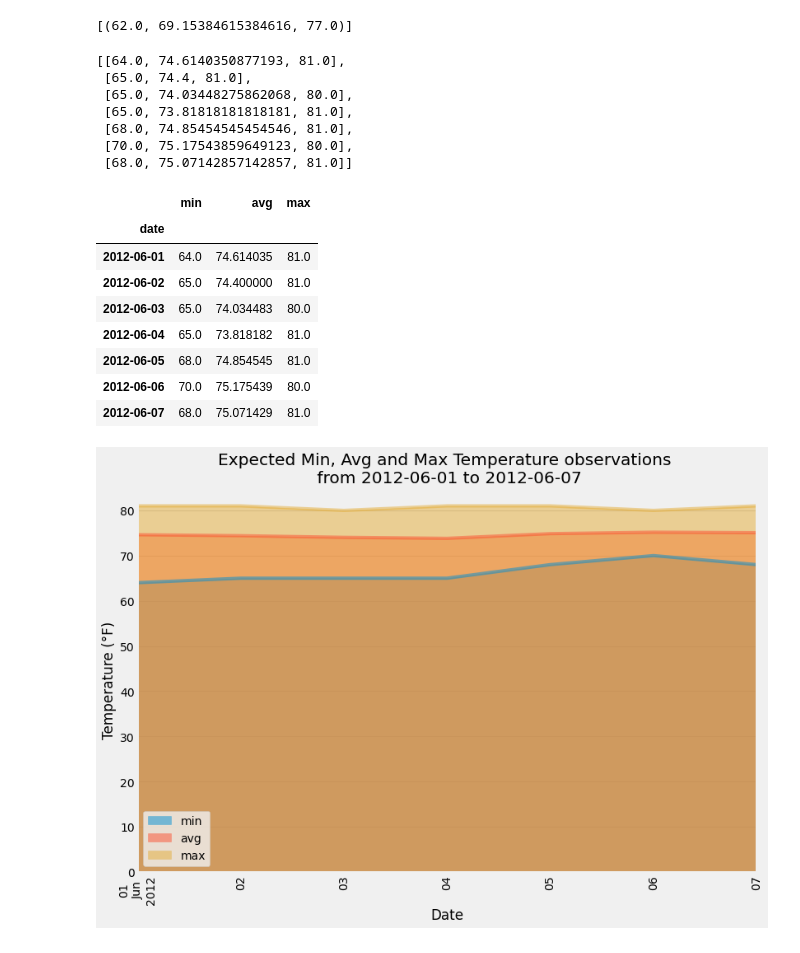
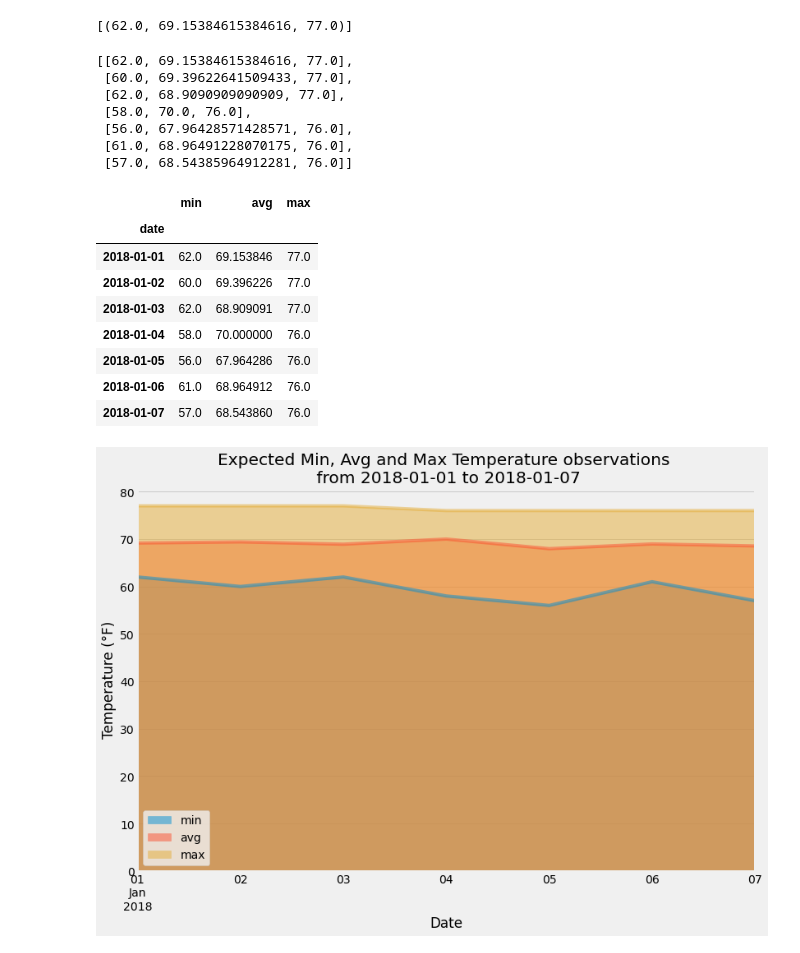
Before and after one commit to deepavadakan/sqlalchemy-challenge, a Jupyter notebook: climate.ipynb, the cells around one changed output. Drawn from its saved outputs; the diff is of its cells as text; code cells hidden in the pictures.

```diff
--- a/climate.ipynb
+++ b/climate.ipynb
@@ -244,8 +244,8 @@ Enter trip end date: 2015-06-17
 # Use your previous function `calc_temps` to calculate the tmin, tavg, and tmax
 # for your trip using the previous year's data for those same dates.
 
-tstart_date = "2012-06-01"
-tend_date = "2012-06-07"
+tstart_date = "2018-01-01"
+tend_date = "2018-01-07"
 
 trip_start_date = dt.datetime.strptime(tstart_date, '%Y-%m-%d')
 trip_end_date = dt.datetime.strptime(tend_date, '%Y-%m-%d')
@@ -366,13 +363,13 @@ while sdate <= trip_end_date:
     sdate = sdate + dt.timedelta(days=1)
 d_normals_list
 # %% [output]
-[[64.0, 74.6140350877193, 81.0],
- [65.0, 74.4, 81.0],
- [65.0, 74.03448275862068, 80.0],
- [65.0, 73.81818181818181, 81.0],
- [68.0, 74.85454545454546, 81.0],
- [70.0, 75.17543859649123, 80.0],
- [68.0, 75.07142857142857, 81.0]]
+[[62.0, 69.15384615384616, 77.0],
+ [60.0, 69.39622641509433, 77.0],
+ [62.0, 68.9090909090909, 77.0],
+ [58.0, 70.0, 76.0],
+ [56.0, 67.96428571428571, 76.0],
+ [61.0, 68.96491228070175, 76.0],
+ [57.0, 68.54385964912281, 76.0]]
 # %%
 # Load the previous query results into a Pandas DataFrame and add the `trip_dates` range as the `date` index
 
@@ -383,21 +380,25 @@ daily_normals_df
 # %% [output]
 |  | min | avg | max |
 | date |  |  |  |
-| 2012-06-01 | 64.0 | 74.614035 | 81.0 |
-| 2012-06-02 | 65.0 | 74.400000 | 81.0 |
-| 2012-06-03 | 65.0 | 74.034483 | 80.0 |
-| 2012-06-04 | 65.0 | 73.818182 | 81.0 |
-| 2012-06-05 | 68.0 | 74.854545 | 81.0 |
-| 2012-06-06 | 70.0 | 75.175439 | 80.0 |
-| 2012-06-07 | 68.0 | 75.071429 | 81.0 |
+| 2018-01-01 | 62.0 | 69.153846 | 77.0 |
+| 2018-01-02 | 60.0 | 69.396226 | 77.0 |
+| 2018-01-03 | 62.0 | 68.909091 | 77.0 |
+| 2018-01-04 | 58.0 | 70.000000 | 76.0 |
+| 2018-01-05 | 56.0 | 67.964286 | 76.0 |
+| 2018-01-06 | 61.0 | 68.964912 | 76.0 |
+| 2018-01-07 | 57.0 | 68.543860 | 76.0 |
 # %%
 # Plot the daily normals as an area plot with `stacked=False`
-ax = daily_normals_df.plot.area(stacked=False, rot=90, figsize=(12,8))
+ax = daily_normals_df.plot.area(stacked=False, figsize=(12,8))
+#ax.set_xticks(np.arange(len(daily_normals_df.index)))
+#ax.set_xticklabels(daily_normals_df.index, rotation = 45)
+
 plt.title(f"Expected Min, Avg and Max Temperature observations \n from {dt.datetime.strftime(trip_start_date, '%Y-%m-%d')} to {dt.datetime.strftime(trip_end_date, '%Y-%m-%d')}")
 plt.xlabel("Date")
 plt.ylabel("Temperature (°F)")
+
 plt.savefig("Images/temp_area_chart.png",bbox_inches="tight", pad_inches=.3)
 
 plt.show()
 # %% [output]
-[figure, old version]
+[figure, new version]
```
Also changed, not shown: parts of 4 cells of this notebook, 2 other files.
